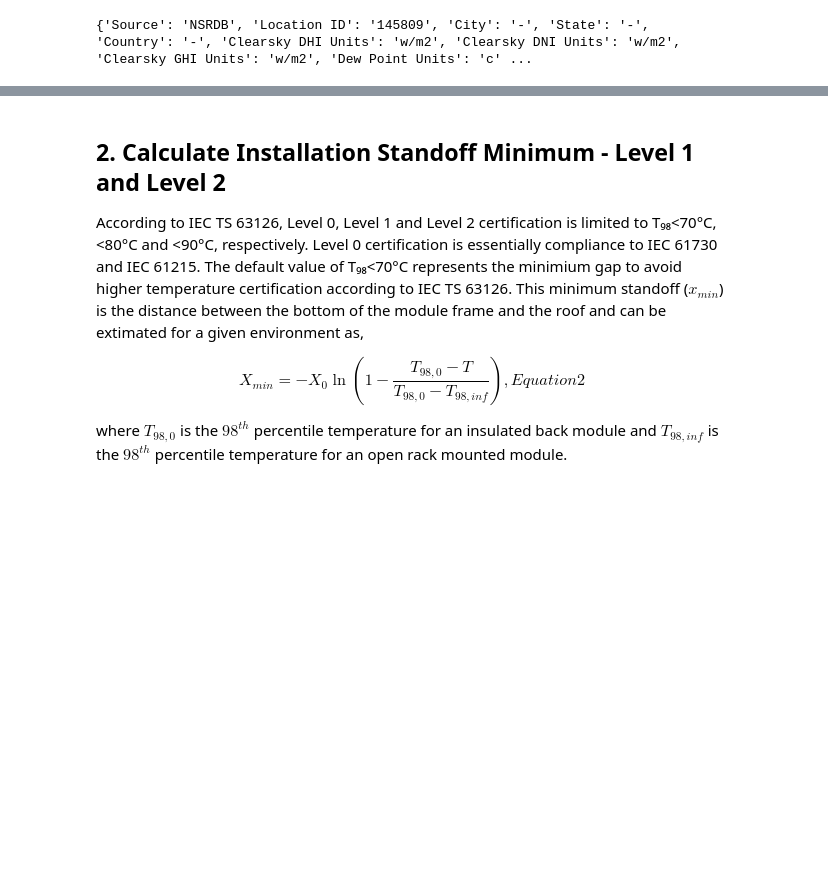
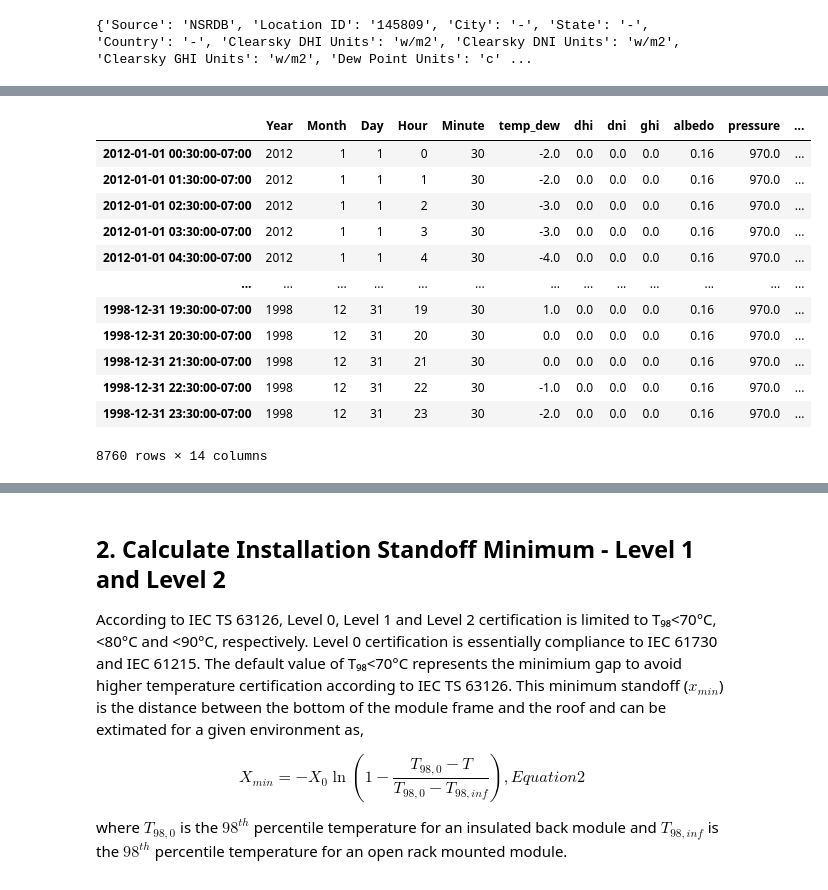
Before and after one commit to NREL/PVDegradationTools, a Jupyter notebook: pvdeg_tutorials/tutorials/4 - Standards.ipynb, the cells around one changed output, grey strips where cells are left out. Drawn from its saved outputs; the diff is of its cells as text; code cells hidden in the pictures; blank space fills up the shorter version.

```diff
--- a/pvdeg_tutorials/tutorials/4 - Standards.ipynb
+++ b/pvdeg_tutorials/tutorials/4 - Standards.ipynb
@@ -101,3 +102,22 @@ print (META)
+# %%
+import pvlib
+weather_df, meta = pvlib.iotools.get_psm3(latitude=33.4, longitude=-111.8315, **weather_arg)
+# %%
+weather_df
+# %% [output]
+|  | Year | Month | Day | Hour | Minute | temp_dew | dhi | dni | ghi | albedo | pressure | ... |
+| 2012-01-01 00:30:00-07:00 | 2012 | 1 | 1 | 0 | 30 | -2.0 | 0.0 | 0.0 | 0.0 | 0.16 | 970.0 | ... |
+| 2012-01-01 01:30:00-07:00 | 2012 | 1 | 1 | 1 | 30 | -2.0 | 0.0 | 0.0 | 0.0 | 0.16 | 970.0 | ... |
+| 2012-01-01 02:30:00-07:00 | 2012 | 1 | 1 | 2 | 30 | -3.0 | 0.0 | 0.0 | 0.0 | 0.16 | 970.0 | ... |
+| 2012-01-01 03:30:00-07:00 | 2012 | 1 | 1 | 3 | 30 | -3.0 | 0.0 | 0.0 | 0.0 | 0.16 | 970.0 | ... |
+| 2012-01-01 04:30:00-07:00 | 2012 | 1 | 1 | 4 | 30 | -4.0 | 0.0 | 0.0 | 0.0 | 0.16 | 970.0 | ... |
+| ... | ... | ... | ... | ... | ... | ... | ... | ... | ... | ... | ... | ... |
+| 1998-12-31 19:30:00-07:00 | 1998 | 12 | 31 | 19 | 30 | 1.0 | 0.0 | 0.0 | 0.0 | 0.16 | 970.0 | ... |
+| 1998-12-31 20:30:00-07:00 | 1998 | 12 | 31 | 20 | 30 | 0.0 | 0.0 | 0.0 | 0.0 | 0.16 | 970.0 | ... |
+| 1998-12-31 21:30:00-07:00 | 1998 | 12 | 31 | 21 | 30 | 0.0 | 0.0 | 0.0 | 0.0 | 0.16 | 970.0 | ... |
+| 1998-12-31 22:30:00-07:00 | 1998 | 12 | 31 | 22 | 30 | -1.0 | 0.0 | 0.0 | 0.0 | 0.16 | 970.0 | ... |
+| 1998-12-31 23:30:00-07:00 | 1998 | 12 | 31 | 23 | 30 | -2.0 | 0.0 | 0.0 | 0.0 | 0.16 | 970.0 | ... |
+8760 rows × 14 columns
 # %%
 weather_db = 'PVGIS' #This pulls data for most of the world but does not have pre-made TMY data.
 weather_id = (24.7136, 46.6753) #Riyadh, Saudi Arabia
```
Also changed, not shown: parts of 10 cells of this notebook, 1 other file.
